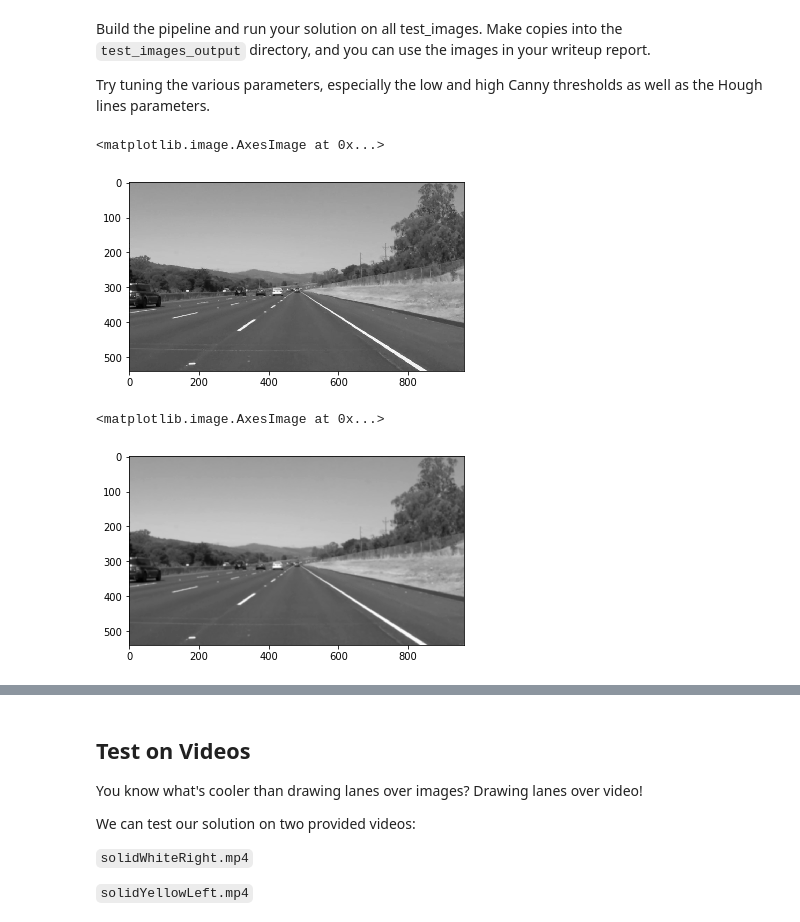
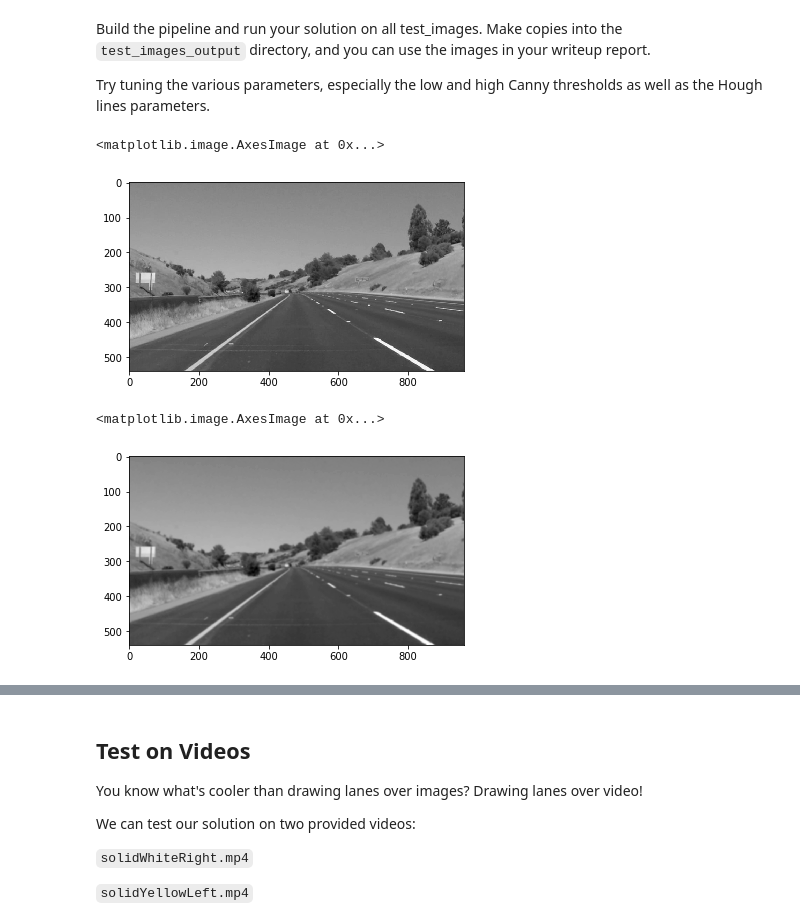
Before and after one commit to morningbob/Udacity_Self_Driving_Car_Nanodegree, a Jupyter notebook: P1.ipynb, the cells around one changed output, grey strips where cells are left out. Saved outputs shown, nothing was run; the diff lists cells and outputs as text; code cells hidden in the pictures.

```diff
--- a/P1.ipynb
+++ b/P1.ipynb
@@ -51,8 +52,8 @@ import cv2
 ## Read in an Image
 # %%
 #reading in an image
-image = mpimg.imread('test_images/solidWhiteRight.jpg')
-
+#image = mpimg.imread('test_images/solidWhiteRight.jpg')
+image = mpimg.imread('test_images/solidYellowCurve2.jpg')
 #printing out some stats and plotting
 print('This image is:', type(image), 'with dimensions:', image.shape)
 plt.imshow(image)  # if you wanted to show a single color channel image called 'gray', for example, call as plt.imshow(gray, cmap='gray')
@@ -206,13 +257,13 @@ plt.imshow(image_gray, cmap='gray')
 #blur_gray = cv2.GaussianBlur(image_gray,(kernel_size, kernel_size),0)
 # %% [output]
 <matplotlib.image.AxesImage at 0x...>
-[figure, old version]
+[figure, new version]
 # %%
-kernel_size = 7
+kernel_size = 9
 blur_gray = gaussian_blur(image_gray, kernel_size)
 plt.imshow(blur_gray, cmap='gray')
 # %% [output]
 <matplotlib.image.AxesImage at 0x...>
-[figure, old version]
+[figure, new version]
 # %%
 # Define our parameters for Canny and apply
```
Also changed, not shown: parts of 14 cells of this notebook, 1 other file.
